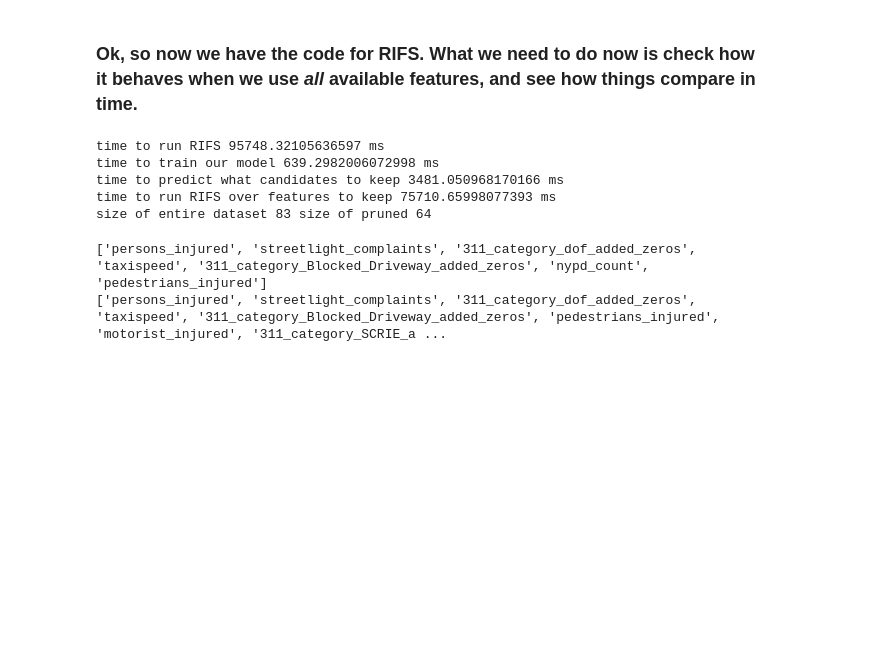
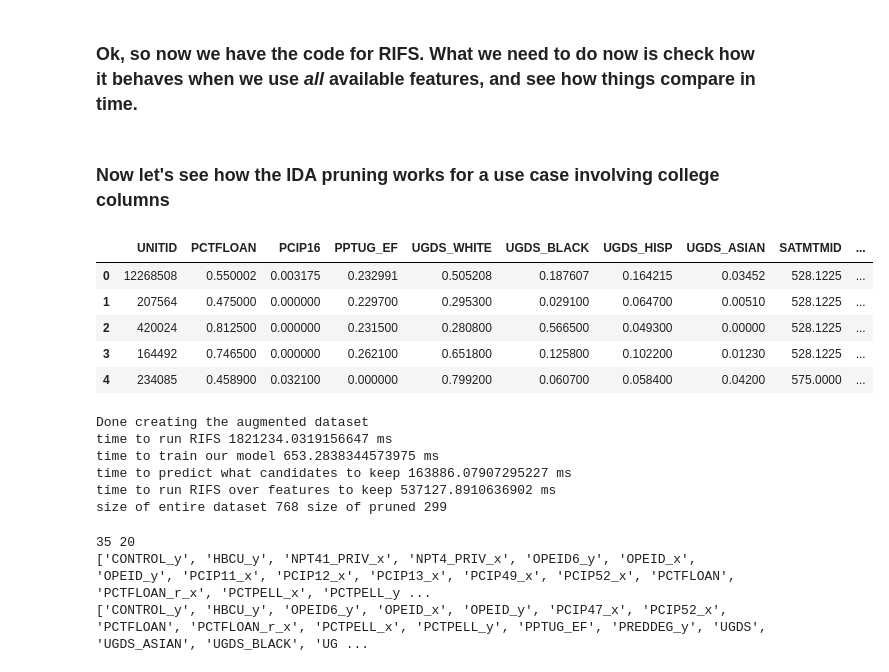
Before and after one commit to VIDA-NYU/prida, a Jupyter notebook: improvement-prediction/helping_feature_selectors/Speeding up Feature Selection.ipynb, the cells around one changed output. Cells and saved outputs as stored; diff of their text form; code cells hidden in the pictures; blank space fills up the shorter version.

Commit message:
Generating results for the college case

```diff
--- a/improvement-prediction/helping_feature_selectors/Speeding up Feature Selection.ipynb
+++ b/improvement-prediction/helping_feature_selectors/Speeding up Feature Selection.ipynb
@@ -895,21 +882,24 @@ def check_efficiency_with_ida(base_dataset,
                               tau,
                               eta,
                               k_random_seeds,
-                              mean_data_imputation=True):
+                              mean_data_imputation=True,
+                              rename_numerical=True,
+                              separator='|'):
     '''
     This function compares the time to run RIFS with and without pre-pruning with IDA
     '''
 
     #Step 1: do the join with every candidate dataset in dataset_directory.
     ## This has to be done both with and without IDA.
-    augmented_dataset = join_datasets(base_dataset, dataset_directory, key)
+    augmented_dataset = join_datasets(base_dataset, dataset_directory, key, rename_numerical=rename_numerical, separator=separator)
+    augmented_dataset = augmented_dataset.loc[:,~augmented_dataset.columns.duplicated()] #removing duplicate columns
+    print('Done creating the augmented dataset')
 
     #Step 2: let's see how much time it takes to select features with RIFS, injecting 20% of random features
     time1 = time.time()
-    selected_all = wrapper_algorithm(augmented_dataset, 'crash_count', 'time', [0.2, 0.4, 0.6, 0.8], 0.2, 10)
+    selected_all = wrapper_algorithm(augmented_dataset, target_name, key, [0.2, 0.4, 0.6, 0.8], 0.2, 10)
     time2 = time.time()
     print('time to run RIFS', (time2-time1)*1000.0, 'ms')
-    #print('selected features', selected)
 
     #Step 3: let's train our IDA model over the training dataset
     time1 = time.time()
@@ -924,6 +914,8 @@ def check_efficiency_with_ida(base_dataset,
     feature_vectors = []
     for name in candidate_names:
         candidate_dataset = augmented_dataset.reset_index()[[key, name]]
+        #print('getting features for candidate column', name)
+        #print(candidate_dataset.set_index(key))
         features = compute_features(base_dataset.set_index(key),
                                     candidate_dataset.set_index(key),
                                     key,
@@ -937,7 +929,7 @@ def check_efficiency_with_ida(base_dataset,
     print('time to predict what candidates to keep', (time2-time1)*1000.0, 'ms')
 
     #Step 5: run RIFS only considering the features to keep
-    pruned = augmented_dataset[base_dataset.set_index(key).columns.to_list() + features_to_keep]
+    pruned = augmented_dataset[base_dataset.set_index(key).columns.to_list() + candidates_to_keep]
 
     time1 = time.time()
     selected_pruned = wrapper_algorithm(pruned,
@@ -951,17 +943,11 @@ def check_efficiency_with_ida(base_dataset,
     print('size of entire dataset', augmented_dataset.shape[1], 'size of pruned', pruned.shape[1])
     return selected_all, candidates_to_keep, selected_pruned
 
-selected_all, candidates_to_keep, selected_pruned = check_efficiency_with_ida(crash_many_predictors,
-                                                                            'nyc_indicators/',
-                                                                            'time',
-                                                                            'crash_count',
-                                                                            openml_training_high_containment,
-                                                                            0.7,
-                                                                            0.2,
-                                                                            [42, 17, 23, 2, 5, 19, 37, 41, 13, 33])
+#selected_all, candidates_to_keep, selected_pruned = check_efficiency_with_ida(crash_many_predictors,
+#                                                                            'nyc_indicators/',
+#                                                                            'time',
+#                                                                            'crash_count',
+#                                                                            openml_training_high_containment,
+#                                                                            0.7,
+#                                                                            0.2,
+#                                                                            [42, 17, 23, 2, 5, 19, 37, 41, 13, 33])
-# %% [output]
-time to run RIFS 95748.32105636597 ms
-time to train our model 639.2982006072998 ms
-time to predict what candidates to keep 3481.050968170166 ms
-time to run RIFS over features to keep 75710.65998077393 ms
-size of entire dataset 83 size of pruned 64
@@ -968,6 +972,40 @@ size of entire dataset 83 size of pruned 64
+# %% [markdown]
+### Now let's see how the IDA pruning works for a use case involving college columns
+# %%
+initial_college_dataset = pd.read_csv('datasets_for_use_cases/companion-datasets/college-debt-v2.csv')
+initial_college_dataset = initial_college_dataset.fillna(initial_college_dataset.mean())
+# %%
+initial_college_dataset.head()
+# %% [output]
+|  | UNITID | PCTFLOAN | PCIP16 | PPTUG_EF | UGDS_WHITE | UGDS_BLACK | UGDS_HISP | UGDS_ASIAN | SATMTMID | ... |
+| 0 | 12268508 | 0.550002 | 0.003175 | 0.232991 | 0.505208 | 0.187607 | 0.164215 | 0.03452 | 528.1225 | ... |
+| 1 | 207564 | 0.475000 | 0.000000 | 0.229700 | 0.295300 | 0.029100 | 0.064700 | 0.00510 | 528.1225 | ... |
+| 2 | 420024 | 0.812500 | 0.000000 | 0.231500 | 0.280800 | 0.566500 | 0.049300 | 0.00000 | 528.1225 | ... |
+| 3 | 164492 | 0.746500 | 0.000000 | 0.262100 | 0.651800 | 0.125800 | 0.102200 | 0.01230 | 528.1225 | ... |
+| 4 | 234085 | 0.458900 | 0.032100 | 0.000000 | 0.799200 | 0.060700 | 0.058400 | 0.04200 | 575.0000 | ... |
+# %%
+selected_all, candidates_to_keep, selected_pruned = check_efficiency_with_ida(initial_college_dataset,
+                                                                              'datasets_for_use_cases/companion-datasets/college-debt-single-column/',
+                                                                              'UNITID',
+                                                                              'DEBT_EARNINGS_RATIO',
+                                                                              openml_training_high_containment,
+                                                                              0.7,
+                                                                              0.2,
+                                                                              [42, 17, 23, 2, 5, 19, 37, 41, 13, 33],
+                                                                              rename_numerical=False,
+                                                                              separator=',')
+# %% [output]
+Done creating the augmented dataset
+time to run RIFS 1821234.0319156647 ms
+time to train our model 653.2838344573975 ms
+time to predict what candidates to keep 163886.07907295227 ms
+time to run RIFS over features to keep 537127.8910636902 ms
+size of entire dataset 768 size of pruned 299
 # %%
-print(selected_all)
-print(selected_pruned)
+print(len(selected_all), len(selected_pruned))
+print(sorted(selected_all))
+print(sorted(selected_pruned))
 # %% [output]
-['persons_injured', 'streetlight_complaints', '311_category_dof_added_zeros', 'taxispeed', '311_category_Blocked_Driveway_added_zeros', 'nypd_count', 'pedestrians_injured']
-['persons_injured', 'streetlight_complaints', '311_category_dof_added_zeros', 'taxispeed', '311_category_Blocked_Driveway_added_zeros', 'pedestrians_injured', 'motorist_injured', '311_category_SCRIE_a ...
+35 20
+['CONTROL_y', 'HBCU_y', 'NPT41_PRIV_x', 'NPT4_PRIV_x', 'OPEID6_y', 'OPEID_x', 'OPEID_y', 'PCIP11_x', 'PCIP12_x', 'PCIP13_x', 'PCIP49_x', 'PCIP52_x', 'PCTFLOAN', 'PCTFLOAN_r_x', 'PCTPELL_x', 'PCTPELL_y ...
+['CONTROL_y', 'HBCU_y', 'OPEID6_y', 'OPEID_x', 'OPEID_y', 'PCIP47_x', 'PCIP52_x', 'PCTFLOAN', 'PCTFLOAN_r_x', 'PCTPELL_x', 'PCTPELL_y', 'PPTUG_EF', 'PREDDEG_y', 'UGDS', 'UGDS_ASIAN', 'UGDS_BLACK', 'UG ...
```
Also changed, not shown: parts of 20 cells of this notebook.
